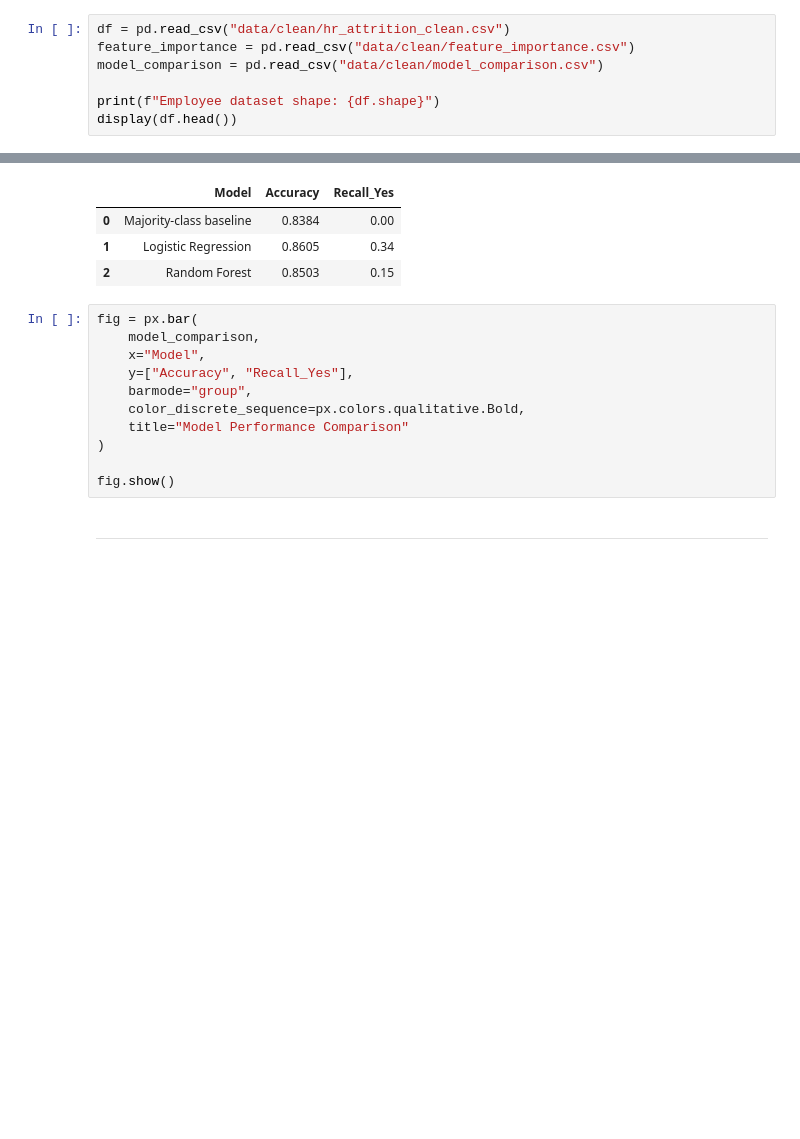
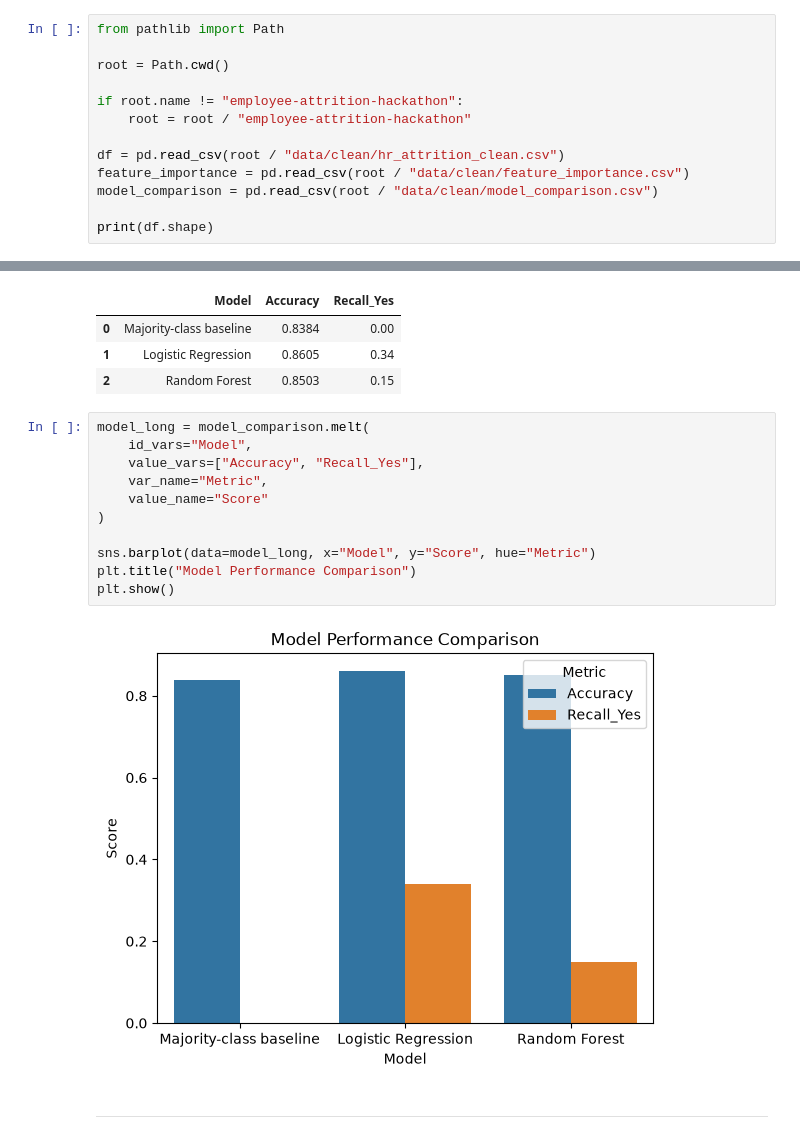
Before and after one commit to sepidehsomeh/employee-attrition-hackathon, a Jupyter notebook: jupyter_notebooks/03-Visualisation.ipynb, the cells around one changed output, grey strips where cells are left out. Cells and saved outputs as stored; diff of their text form; blank space fills up the shorter version.

Commit message:
Add employee attrition visualisations

```diff
--- a/jupyter_notebooks/03-Visualisation.ipynb
+++ b/jupyter_notebooks/03-Visualisation.ipynb
@@ -72,8 +82,14 @@ import plotly.graph_objects as go
 # %%
-df = pd.read_csv("data/clean/hr_attrition_clean.csv")
-feature_importance = pd.read_csv("data/clean/feature_importance.csv")
-model_comparison = pd.read_csv("data/clean/model_comparison.csv")
+from pathlib import Path
 
-print(f"Employee dataset shape: {df.shape}")
-display(df.head())
+root = Path.cwd()
+
+if root.name != "employee-attrition-hackathon":
+    root = root / "employee-attrition-hackathon"
+
+df = pd.read_csv(root / "data/clean/hr_attrition_clean.csv")
+feature_importance = pd.read_csv(root / "data/clean/feature_importance.csv")
+model_comparison = pd.read_csv(root / "data/clean/model_comparison.csv")
+
+print(df.shape)
 # %% [output]
@@ -350,17 +359,19 @@ model_comparison
 | 0 | Majority-class baseline | 0.8384 | 0.00 |
 | 1 | Logistic Regression | 0.8605 | 0.34 |
 | 2 | Random Forest | 0.8503 | 0.15 |
-# %%
-fig = px.bar(
-    model_comparison,
-    x="Model",
-    y=["Accuracy", "Recall_Yes"],
-    barmode="group",
-    color_discrete_sequence=px.colors.qualitative.Bold,
-    title="Model Performance Comparison"
-)
-
-fig.show()
+# %%
+model_long = model_comparison.melt(
+    id_vars="Model",
+    value_vars=["Accuracy", "Recall_Yes"],
+    var_name="Metric",
+    value_name="Score"
+)
+
+sns.barplot(data=model_long, x="Model", y="Score", hue="Metric")
+plt.title("Model Performance Comparison")
+plt.show()
+# %% [output]
+[figure, added]
 # %% [markdown]
 ---
 # %% [markdown]
```
Also changed, not shown: parts of 6 cells of this notebook.
